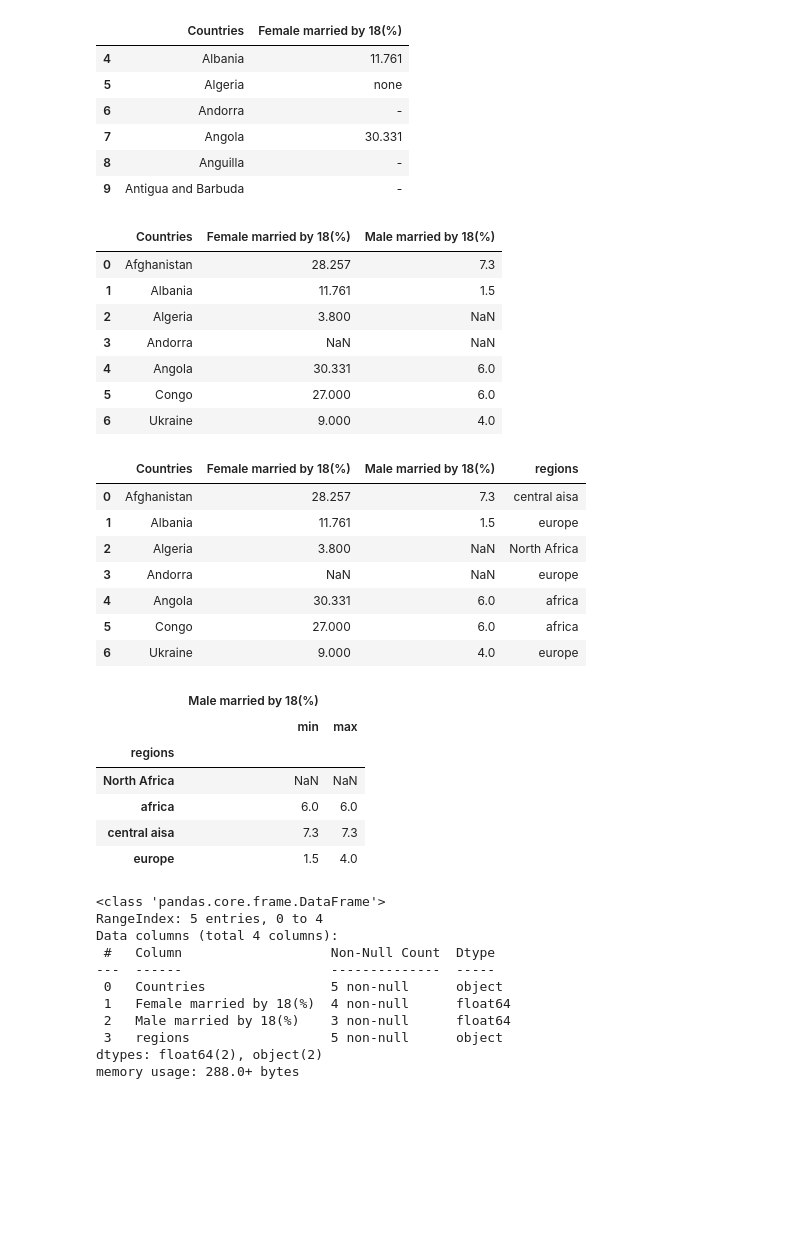
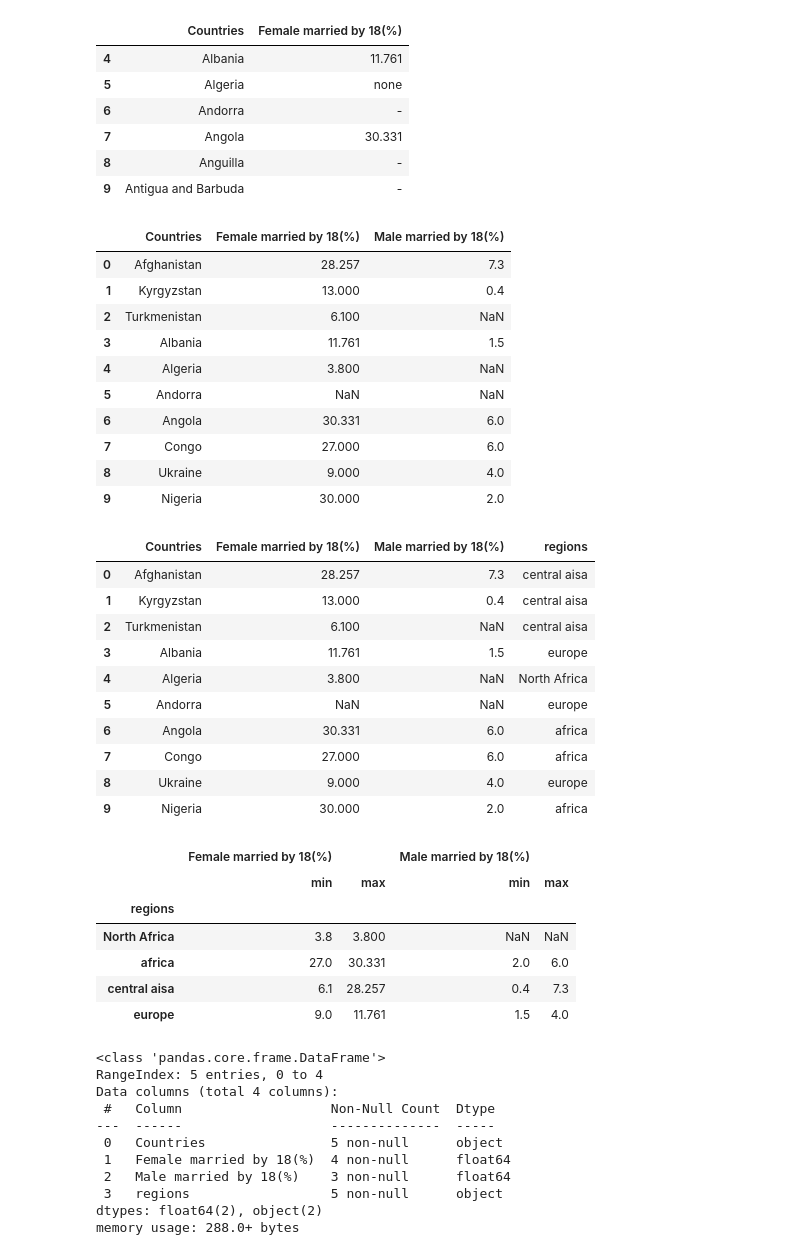
Before and after one commit to shimjide123/datman, a Jupyter notebook: PS2_Yu_Nong.ipynb, the cells around one changed output. Cells and saved outputs as stored; diff of their text form; code cells hidden in the pictures; blank space fills up the shorter version.

```diff
--- a/PS2_Yu_Nong.ipynb
+++ b/PS2_Yu_Nong.ipynb
@@ -81,41 +94,49 @@ Marriage[['Countries','Female married by 18(%)']][1:7]
 | 9 | Antigua and Barbuda | - |
 # %%
 #Mapping practice
-Marriage2= pd.DataFrame({"Countries": ["Afghanistan", "Albania", "Algeria","Andorra","Angola","Congo","Ukraine"],"Female married by 18(%)":[28.257,11.761,3.8,None,30.331,27,9],"Male married by 18(%)":[7.3,1.5,None,None,6,6,4]})
+Marriage2= pd.DataFrame({"Countries": ["Afghanistan","Kyrgyzstan","Turkmenistan","Albania","Algeria","Andorra","Angola","Congo","Ukraine","Nigeria"],"Female married by 18(%)":[28.257,13,6.1,11.761,3.8,None,30.331,27,9,30],"Male married by 18(%)":[7.3,0.4,None,1.5,None,None,6,6,4,2]})
 Marriage2
 # %% [output]
 |  | Countries | Female married by 18(%) | Male married by 18(%) |
 | 0 | Afghanistan | 28.257 | 7.3 |
-| 1 | Albania | 11.761 | 1.5 |
-| 2 | Algeria | 3.800 | NaN |
-| 3 | Andorra | NaN | NaN |
-| 4 | Angola | 30.331 | 6.0 |
-| 5 | Congo | 27.000 | 6.0 |
-| 6 | Ukraine | 9.000 | 4.0 |
+| 1 | Kyrgyzstan | 13.000 | 0.4 |
+| 2 | Turkmenistan | 6.100 | NaN |
+| 3 | Albania | 11.761 | 1.5 |
+| 4 | Algeria | 3.800 | NaN |
+| 5 | Andorra | NaN | NaN |
+| 6 | Angola | 30.331 | 6.0 |
+| 7 | Congo | 27.000 | 6.0 |
+| 8 | Ukraine | 9.000 | 4.0 |
+| 9 | Nigeria | 30.000 | 2.0 |
 # %%
-Countries_to_regions={"Afghanistan":"central aisa","Albania":"europe","Algeria":"North Africa","Andorra":"europe","Angola":"africa","Congo":"africa","Ukraine":"europe"}  # categorizing the above 5 countries by region, using mapping
+Countries_to_regions={"Afghanistan":"central aisa","Kyrgyzstan":"central aisa","Turkmenistan":"central aisa","Albania":"europe","Algeria":"North Africa","Andorra":"europe","Angola":"africa","Congo":"africa","Ukraine":"europe","Nigeria":"africa"}  # categorizing the above 5 countries by region, using mapping
 # %%
-Marriage2["regions"]=Marriage2["Countries"].map(Countries_to_regions)   #After applying the map(), the 7 countries below are shown belonging to regions of central asia, north africa and europe
-Marriage2.head(7)
+Marriage2["regions"]=Marriage2["Countries"].map(Countries_to_regions)   #After applying the map(), the 9 countries below are shown situated in regions of central asia, north africa and europe
+Marriage2.head(10)
 # %% [output]
 |  | Countries | Female married by 18(%) | Male married by 18(%) | regions |
 | 0 | Afghanistan | 28.257 | 7.3 | central aisa |
-| 1 | Albania | 11.761 | 1.5 | europe |
-| 2 | Algeria | 3.800 | NaN | North Africa |
-| 3 | Andorra | NaN | NaN | europe |
-| 4 | Angola | 30.331 | 6.0 | africa |
-| 5 | Congo | 27.000 | 6.0 | africa |
-| 6 | Ukraine | 9.000 | 4.0 | europe |
+| 1 | Kyrgyzstan | 13.000 | 0.4 | central aisa |
+| 2 | Turkmenistan | 6.100 | NaN | central aisa |
+| 3 | Albania | 11.761 | 1.5 | europe |
+| 4 | Algeria | 3.800 | NaN | North Africa |
+| 5 | Andorra | NaN | NaN | europe |
+| 6 | Angola | 30.331 | 6.0 | africa |
+| 7 | Congo | 27.000 | 6.0 | africa |
+| 8 | Ukraine | 9.000 | 4.0 | europe |
+| 9 | Nigeria | 30.000 | 2.0 | africa |
-# %%
-Marriage2.groupby('regions').agg({'Male married by 18(%)':['min','max']}) #
-# %% [output]
-|  | Male married by 18(%) |  |
-|  | min | max |
-| regions |  |  |
-| North Africa | NaN | NaN |
-| africa | 6.0 | 6.0 |
-| central aisa | 7.3 | 7.3 |
-| europe | 1.5 | 4.0 |
+# %%
+Marriage2.groupby('regions').agg({'Female married by 18(%)':['min','max'],'Male married by 18(%)':['min','max']})
+#in the dataframe Marriage2, the highest and lowest percentages of male married by 18 are 6 % and 2 % in Africa. While the highest and lowest percentages of Female adolescent marriage are 6 percent and 28 percent in central asia.
+#This showcases that girls are much more likely to fall victim of adolescent marriage overall.
+# %% [output]
+|  | Female married by 18(%) |  | Male married by 18(%) |  |
+|  | min | max | min | max |
+| regions |  |  |  |  |
+| North Africa | 3.8 | 3.800 | NaN | NaN |
+| africa | 27.0 | 30.331 | 2.0 | 6.0 |
+| central aisa | 6.1 | 28.257 | 0.4 | 7.3 |
+| europe | 9.0 | 11.761 | 1.5 | 4.0 |
 # %%
 Marriage2.info()
 # %% [output]
```
Also changed, not shown: parts of 11 cells of this notebook.
